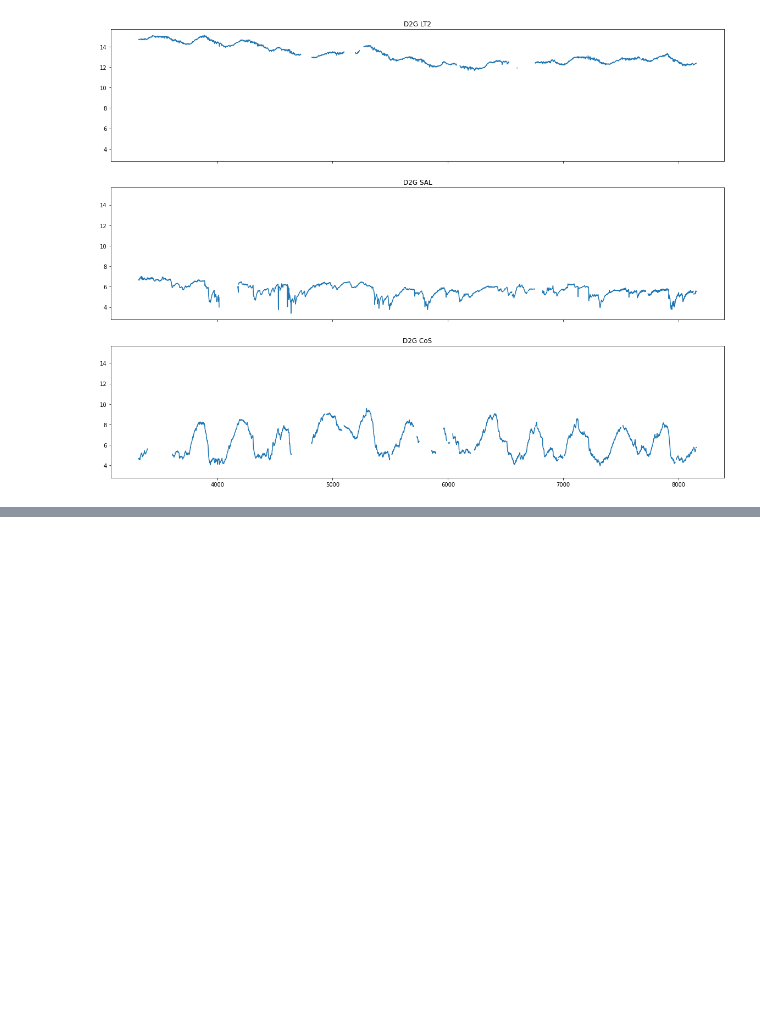
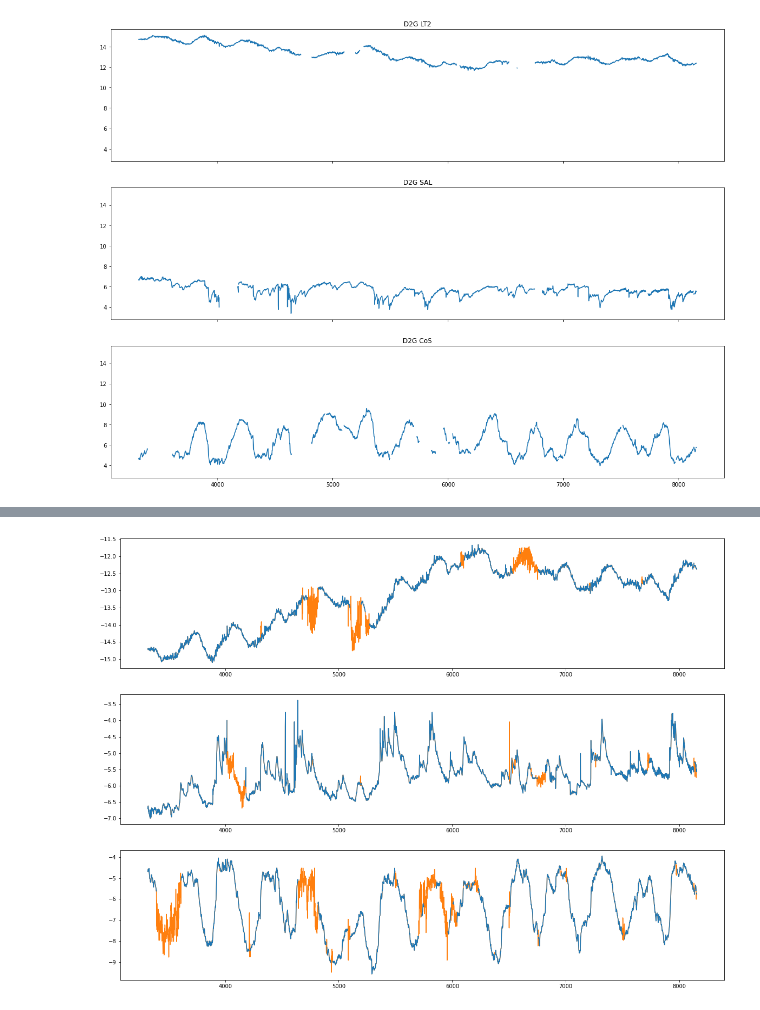
Before and after one commit to cshields143/acea_kaggle, a Jupyter notebook: notebooks/eda/aquifers.ipynb, the cells around one changed output, grey strips where cells are left out. Drawn from its saved outputs; the diff is of its cells as text; code cells hidden in the pictures; blank space fills up the shorter version.

Commit message:
Finish Auser aquifer imputation-related EDA

```diff
--- a/notebooks/eda/aquifers.ipynb
+++ b/notebooks/eda/aquifers.ipynb
@@ -581,0 +580,7 @@ plt.show()
+# %%
+kernel = mf.MultipleImputedKernel(
+    data=auser.drop('Date', axis=1),
+    save_all_iterations=True,
+    random_state=143
+)
+kernel.mice(3, verbose=True)
@@ -581,0 +608,13 @@ plt.show()
+# %%
+wft = kernel.impute_new_data(auser.drop('Date', axis=1)).complete_data(0)
+# %%
+fig, axs = plt.subplots(3, 1, figsize=(20,15))
+axs[0].plot(wft['Depth_to_Groundwater_LT2'], color='C1')
+axs[0].plot(auser['Depth_to_Groundwater_LT2'], color='C0')
+axs[1].plot(wft['Depth_to_Groundwater_SAL'], color='C1')
+axs[1].plot(auser['Depth_to_Groundwater_SAL'], color='C0')
+axs[2].plot(wft['Depth_to_Groundwater_CoS'], color='C1')
+axs[2].plot(auser['Depth_to_Groundwater_CoS'], color='C0')
+plt.show()
+# %% [output]
+[figure, added]
```
Also changed, not shown: parts of 6 cells of this notebook, 1 other file.
